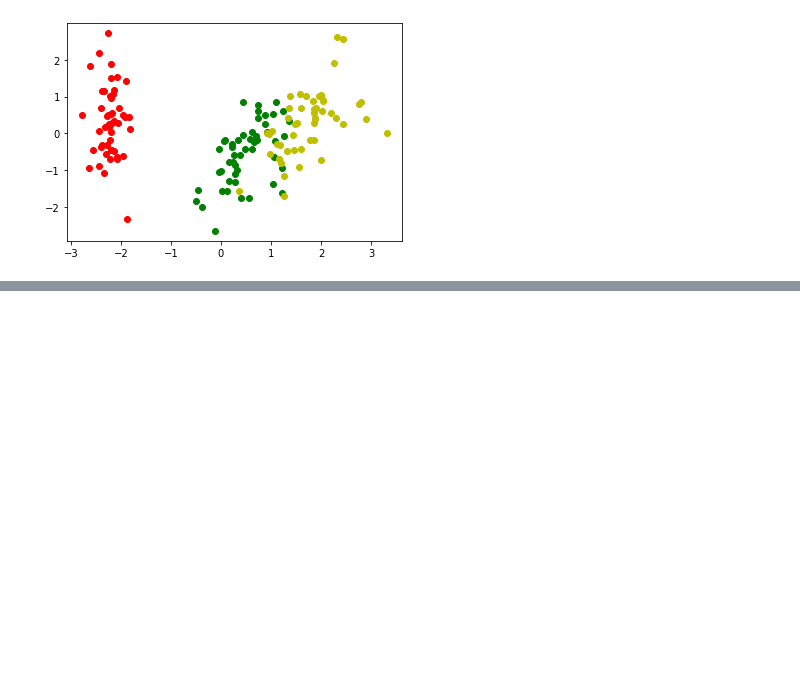
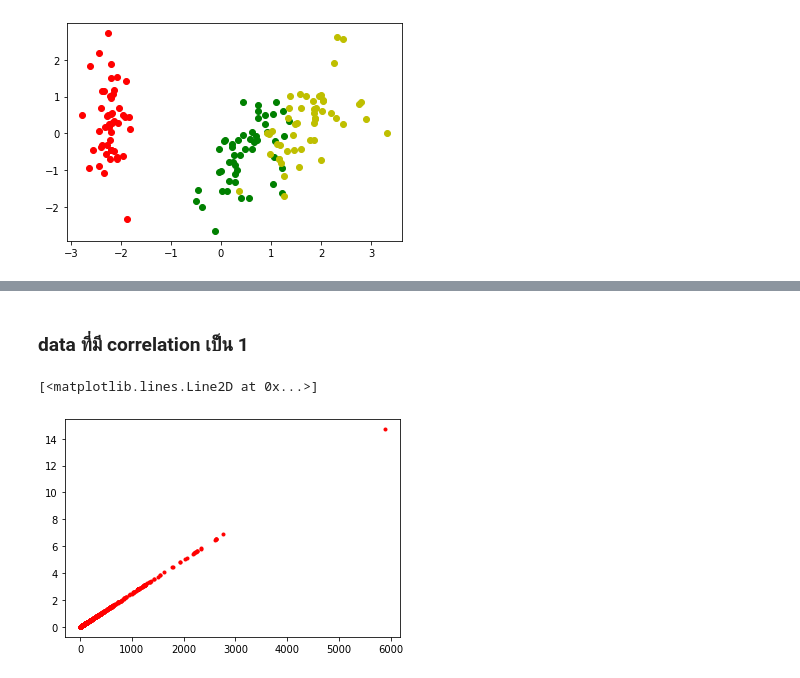
Before and after one commit to siriwat-heart/Multivariate, a Jupyter notebook: Chapter3_PCA.ipynb, the cells around one changed output, grey strips where cells are left out. Saved outputs shown, nothing was run; the diff lists cells and outputs as text; code cells hidden in the pictures; blank space fills up the shorter version.

Commit message:
หา correlation ของข้อมูล

```diff
--- a/Chapter3_PCA.ipynb
+++ b/Chapter3_PCA.ipynb
@@ -427,0 +432,3 @@ plt.plot(new_pca[100:,0],new_pca[100:,1],'oy')
+# %%
+data=pd.read_csv('nndb_flat.csv')
+data
@@ -427,0 +463,3 @@ plt.plot(new_pca[100:,0],new_pca[100:,1],'oy')
+# %%
+newdata = data.iloc[:,7:]
+newdata.head()
@@ -427,0 +530,7 @@ plt.plot(new_pca[100:,0],new_pca[100:,1],'oy')
+# %% [markdown]
+### data ที่มี  correlation เป็น 1
+# %%
+plt.plot(newdata.iloc[:,11],newdata.iloc[:,28],'r.')
+# %% [output]
+[<matplotlib.lines.Line2D at 0x...>]
+[figure, added]
```
Also changed, not shown: parts of 20 cells of this notebook.
